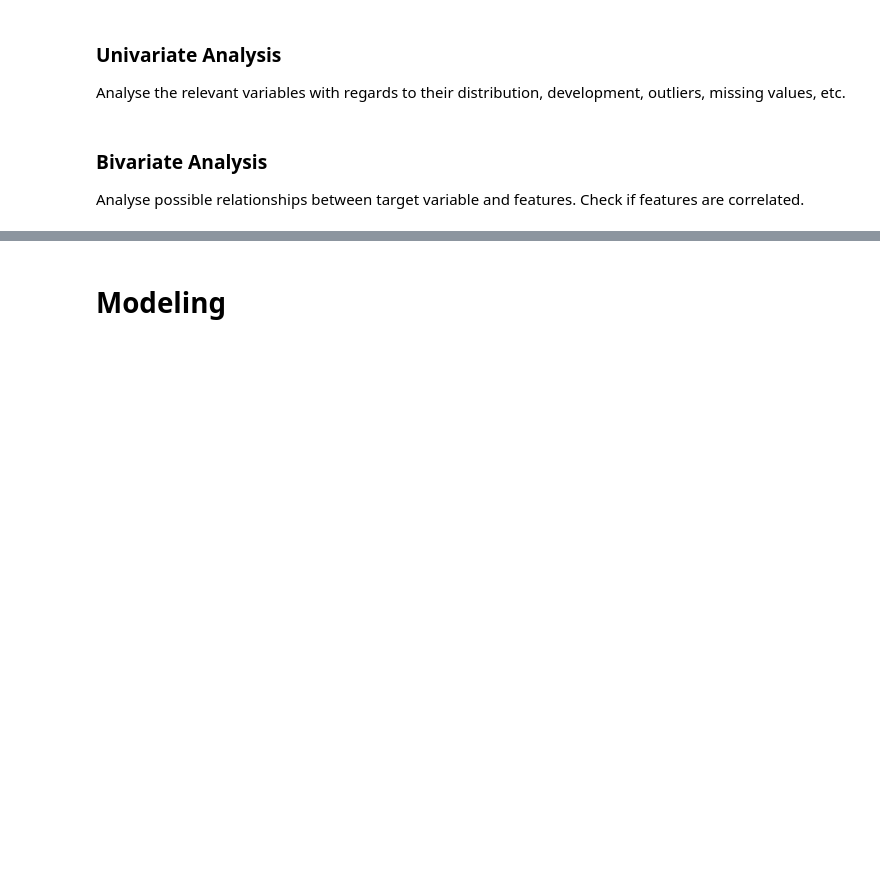
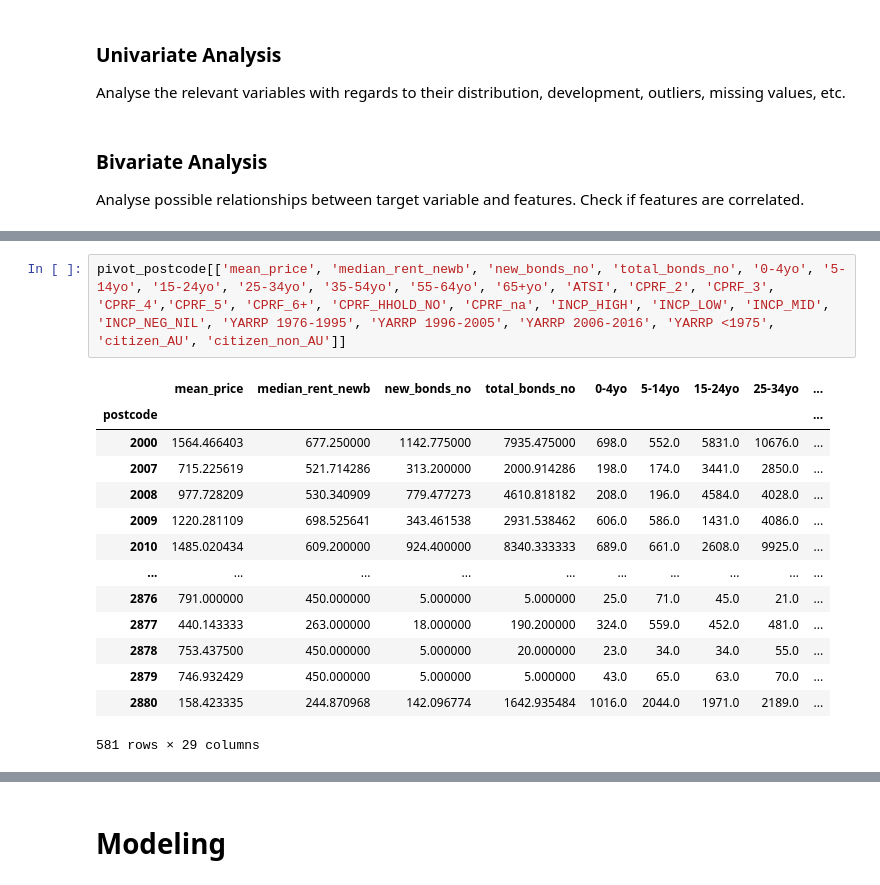
Before and after one commit to walthersy/NSW-house-price, a Jupyter notebook: Main Notebook.ipynb, the cells around one changed output, grey strips where cells are left out. Saved outputs shown, nothing was run; the diff lists cells and outputs as text; blank space fills up the shorter version.

```diff
--- a/Main Notebook.ipynb
+++ b/Main Notebook.ipynb
@@ -169,0 +117,17 @@ Interesting features to analyse over time together with price:
+# %%
+pivot_postcode[['mean_price', 'median_rent_newb', 'new_bonds_no', 'total_bonds_no', '0-4yo', '5-14yo', '15-24yo', '25-34yo', '35-54yo', '55-64yo', '65+yo', 'ATSI', 'CPRF_2', 'CPRF_3', 'CPRF_4','CPRF_5', 'CPRF_6+', 'CPRF_HHOLD_NO', 'CPRF_na', 'INCP_HIGH', 'INCP_LOW', 'INCP_MID', 'INCP_NEG_NIL', 'YARRP 1976-1995', 'YARRP 1996-2005', 'YARRP 2006-2016', 'YARRP <1975', 'citizen_AU', 'citizen_non_AU']]
+# %% [output]
+|  | mean_price | median_rent_newb | new_bonds_no | total_bonds_no | 0-4yo | 5-14yo | 15-24yo | 25-34yo | ... |
+| postcode |  |  |  |  |  |  |  |  | ... |
+| 2000 | 1564.466403 | 677.250000 | 1142.775000 | 7935.475000 | 698.0 | 552.0 | 5831.0 | 10676.0 | ... |
+| 2007 | 715.225619 | 521.714286 | 313.200000 | 2000.914286 | 198.0 | 174.0 | 3441.0 | 2850.0 | ... |
+| 2008 | 977.728209 | 530.340909 | 779.477273 | 4610.818182 | 208.0 | 196.0 | 4584.0 | 4028.0 | ... |
+| 2009 | 1220.281109 | 698.525641 | 343.461538 | 2931.538462 | 606.0 | 586.0 | 1431.0 | 4086.0 | ... |
+| 2010 | 1485.020434 | 609.200000 | 924.400000 | 8340.333333 | 689.0 | 661.0 | 2608.0 | 9925.0 | ... |
+| ... | ... | ... | ... | ... | ... | ... | ... | ... | ... |
+| 2876 | 791.000000 | 450.000000 | 5.000000 | 5.000000 | 25.0 | 71.0 | 45.0 | 21.0 | ... |
+| 2877 | 440.143333 | 263.000000 | 18.000000 | 190.200000 | 324.0 | 559.0 | 452.0 | 481.0 | ... |
+| 2878 | 753.437500 | 450.000000 | 5.000000 | 20.000000 | 23.0 | 34.0 | 34.0 | 55.0 | ... |
+| 2879 | 746.932429 | 450.000000 | 5.000000 | 5.000000 | 43.0 | 65.0 | 63.0 | 70.0 | ... |
+| 2880 | 158.423335 | 244.870968 | 142.096774 | 1642.935484 | 1016.0 | 2044.0 | 1971.0 | 2189.0 | ... |
+581 rows × 29 columns
```
Also changed, not shown: parts of 17 cells of this notebook.
